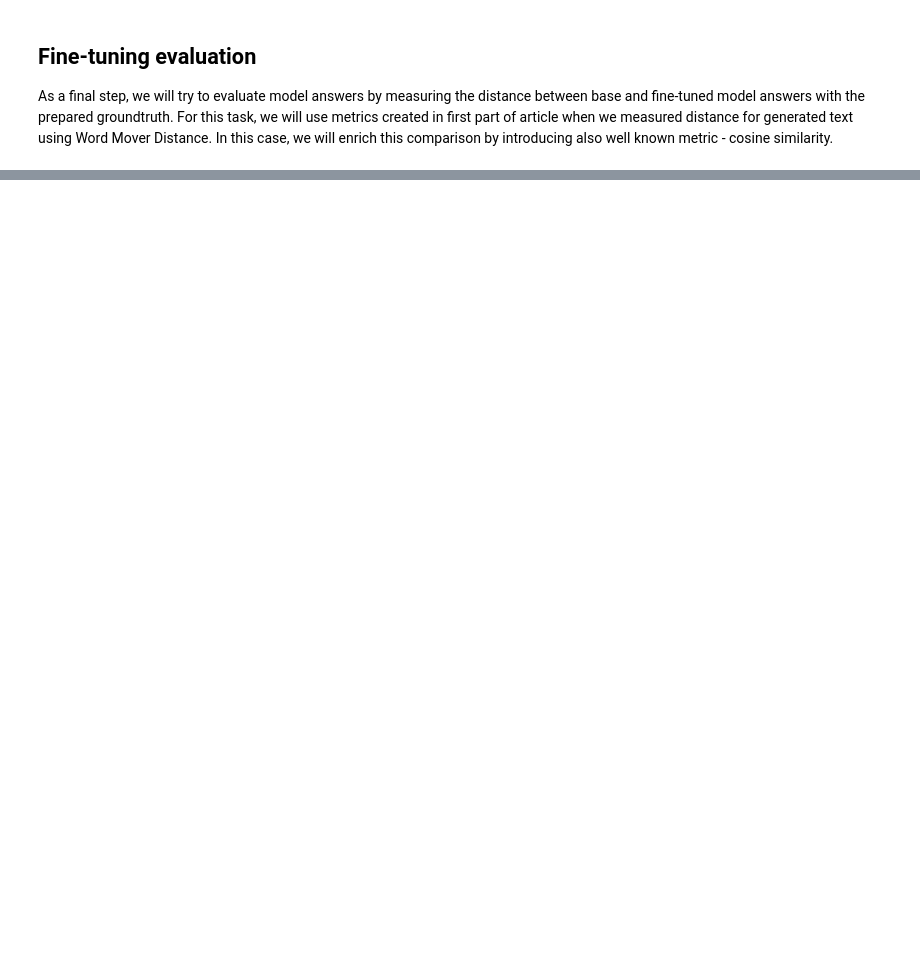
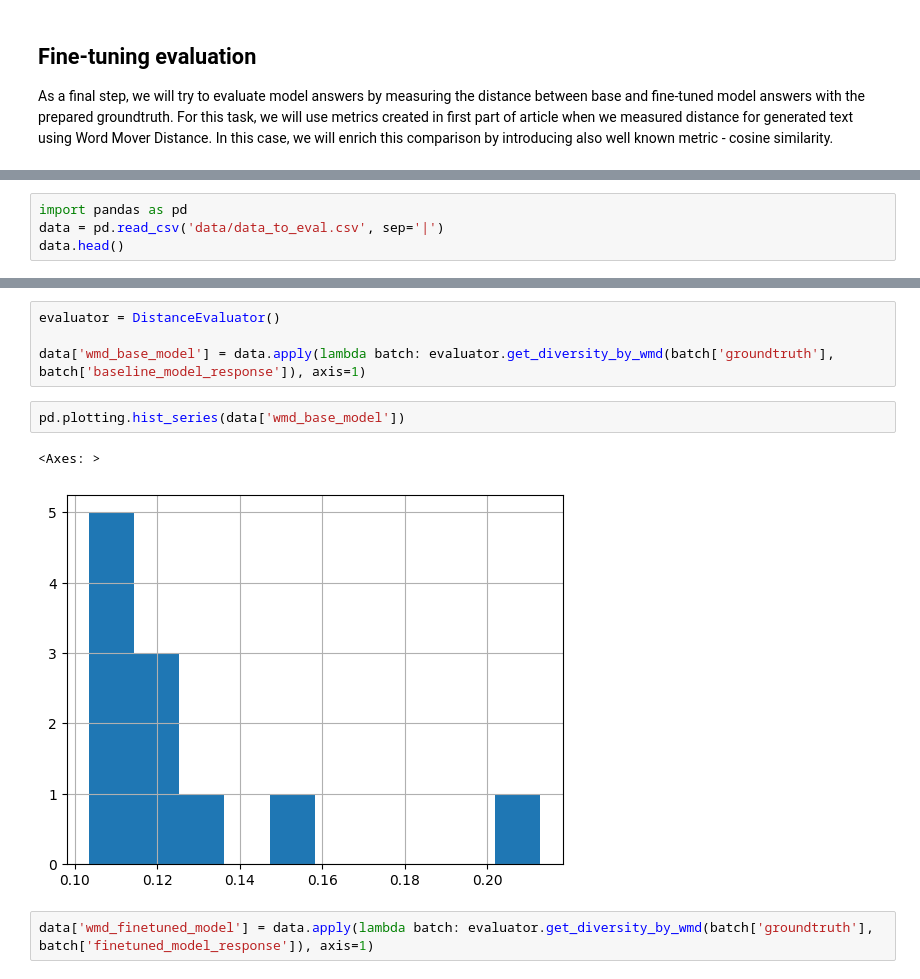
Before and after one commit to witold87/llm-bielik-ft-legal, a Jupyter notebook: src/llm-bielik-ft-fine-tuning-part-II.ipynb, the cells around one changed output, grey strips where cells are left out. Saved outputs shown, nothing was run; the diff lists cells and outputs as text; blank space fills up the shorter version.

```diff
--- a/src/llm-bielik-ft-fine-tuning-part-II.ipynb
+++ b/src/llm-bielik-ft-fine-tuning-part-II.ipynb
@@ -255,0 +292,4 @@ As a final step, we will try to evaluate model answers by measuring the distance
+# %%
+import pandas as pd
+data = pd.read_csv('data/data_to_eval.csv', sep='|')
+data.head()
@@ -255,0 +303,11 @@ As a final step, we will try to evaluate model answers by measuring the distance
+# %%
+evaluator = DistanceEvaluator()
+
+data['wmd_base_model'] = data.apply(lambda batch: evaluator.get_diversity_by_wmd(batch['groundtruth'], batch['baseline_model_response']), axis=1)
+# %%
+pd.plotting.hist_series(data['wmd_base_model'])
+# %% [output]
+<Axes: >
+[figure, added]
+# %%
+data['wmd_finetuned_model'] = data.apply(lambda batch: evaluator.get_diversity_by_wmd(batch['groundtruth'], batch['finetuned_model_response']), axis=1)
```
Also changed, not shown: parts of 13 cells of this notebook, 2 other files.
